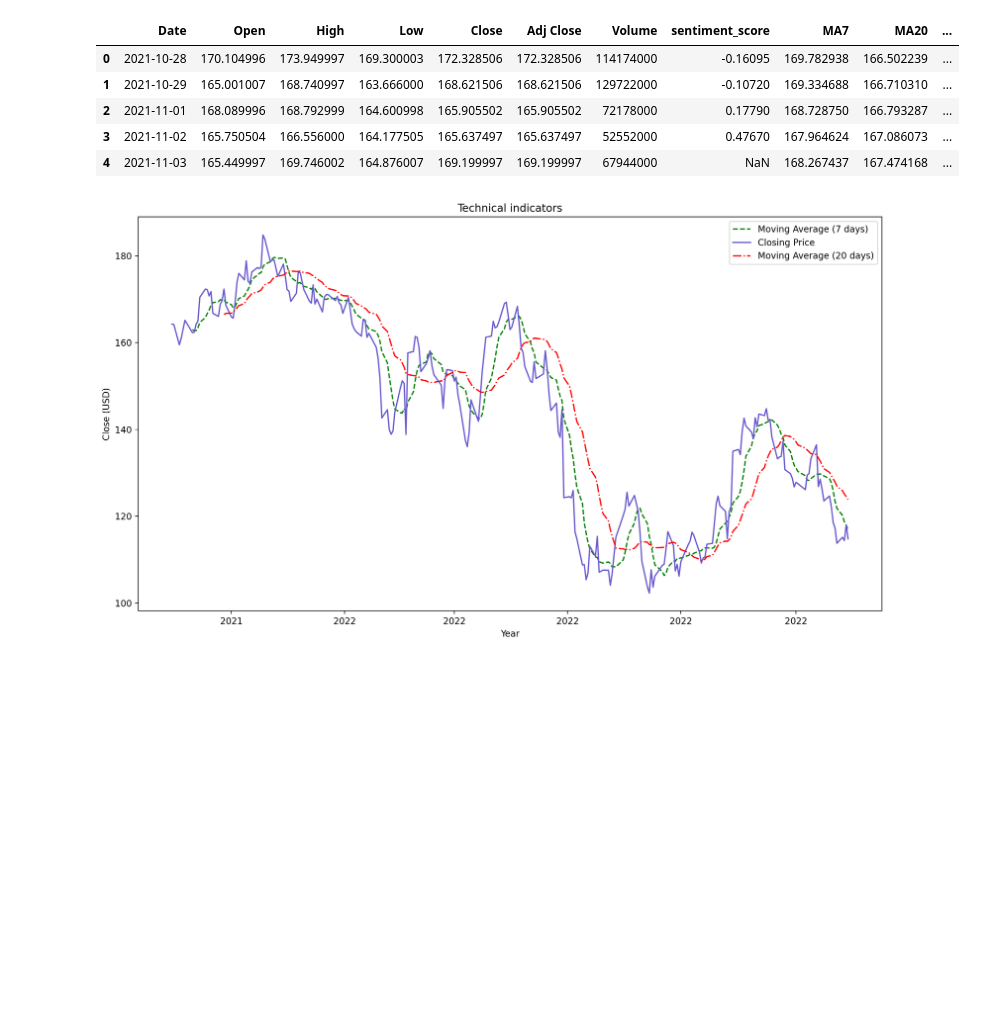
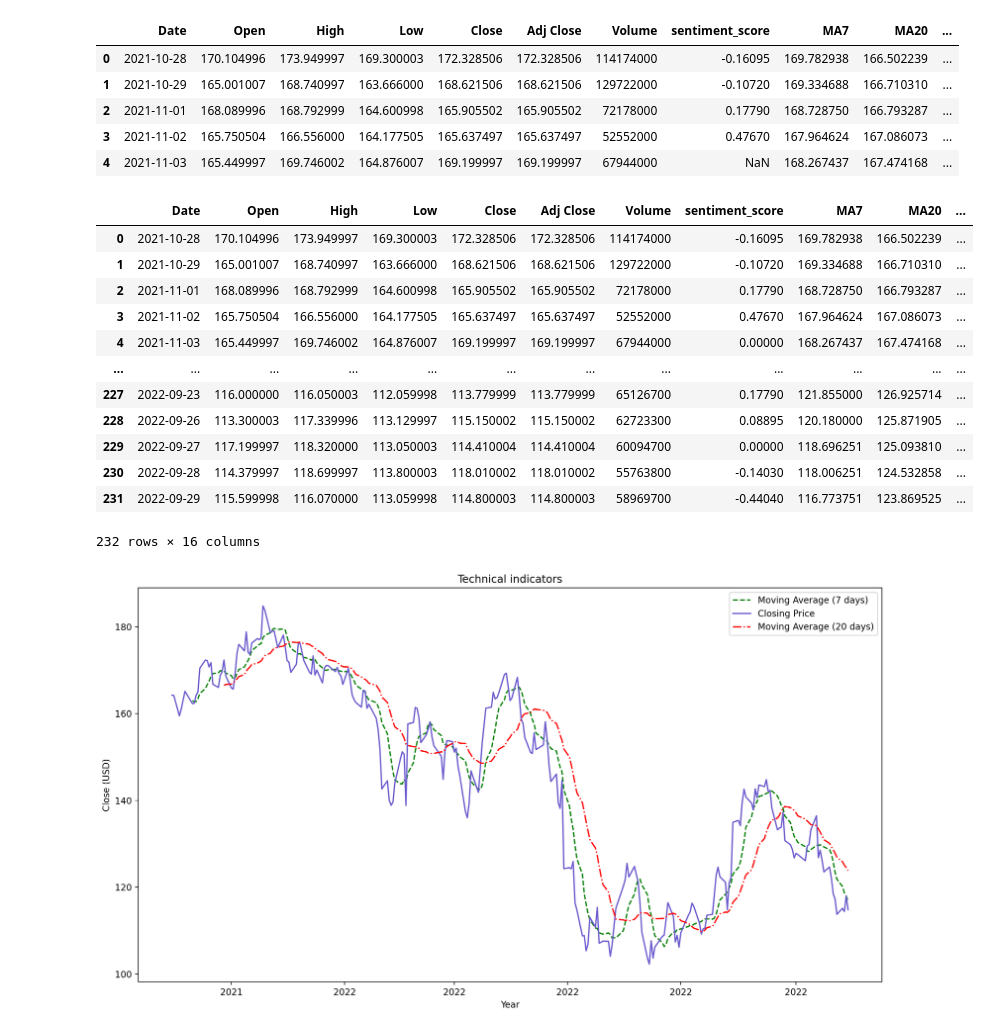
Before and after one commit to akshatdawange/SentimentAnalysis, a Jupyter notebook: NewsSentimentAnalysis.ipynb, the cells around one changed output. Cells and saved outputs as stored; diff of their text form; code cells hidden in the pictures; blank space fills up the shorter version.

```diff
--- a/NewsSentimentAnalysis.ipynb
+++ b/NewsSentimentAnalysis.ipynb
@@ -172,6 +188,22 @@ dataset.head()
 | 2 | 2021-11-01 | 168.089996 | 168.792999 | 164.600998 | 165.905502 | 165.905502 | 72178000 | 0.17790 | 168.728750 | 166.793287 | ... |
 | 3 | 2021-11-02 | 165.750504 | 166.556000 | 164.177505 | 165.637497 | 165.637497 | 52552000 | 0.47670 | 167.964624 | 167.086073 | ... |
 | 4 | 2021-11-03 | 165.449997 | 169.746002 | 164.876007 | 169.199997 | 169.199997 | 67944000 | NaN | 168.267437 | 167.474168 | ... |
+# %%
+dataset.replace(to_replace=np.nan, value=0.0)
+# %% [output]
+|  | Date | Open | High | Low | Close | Adj Close | Volume | sentiment_score | MA7 | MA20 | ... |
+| 0 | 2021-10-28 | 170.104996 | 173.949997 | 169.300003 | 172.328506 | 172.328506 | 114174000 | -0.16095 | 169.782938 | 166.502239 | ... |
+| 1 | 2021-10-29 | 165.001007 | 168.740997 | 163.666000 | 168.621506 | 168.621506 | 129722000 | -0.10720 | 169.334688 | 166.710310 | ... |
+| 2 | 2021-11-01 | 168.089996 | 168.792999 | 164.600998 | 165.905502 | 165.905502 | 72178000 | 0.17790 | 168.728750 | 166.793287 | ... |
+| 3 | 2021-11-02 | 165.750504 | 166.556000 | 164.177505 | 165.637497 | 165.637497 | 52552000 | 0.47670 | 167.964624 | 167.086073 | ... |
+| 4 | 2021-11-03 | 165.449997 | 169.746002 | 164.876007 | 169.199997 | 169.199997 | 67944000 | 0.00000 | 168.267437 | 167.474168 | ... |
+| ... | ... | ... | ... | ... | ... | ... | ... | ... | ... | ... | ... |
+| 227 | 2022-09-23 | 116.000000 | 116.050003 | 112.059998 | 113.779999 | 113.779999 | 65126700 | 0.17790 | 121.855000 | 126.925714 | ... |
+| 228 | 2022-09-26 | 113.300003 | 117.339996 | 113.129997 | 115.150002 | 115.150002 | 62723300 | 0.08895 | 120.180000 | 125.871905 | ... |
+| 229 | 2022-09-27 | 117.199997 | 118.320000 | 113.050003 | 114.410004 | 114.410004 | 60094700 | 0.00000 | 118.696251 | 125.093810 | ... |
+| 230 | 2022-09-28 | 114.379997 | 118.699997 | 113.800003 | 118.010002 | 118.010002 | 55763800 | -0.14030 | 118.006251 | 124.532858 | ... |
+| 231 | 2022-09-29 | 115.599998 | 116.070000 | 113.059998 | 114.800003 | 114.800003 | 58969700 | -0.44040 | 116.773751 | 123.869525 | ... |
+232 rows × 16 columns
 # %%
 def tech_ind(dataset):
     fig,ax = plt.subplots(figsize=(15, 8), dpi = 200)
```
Also changed, not shown: parts of 6 cells of this notebook.
